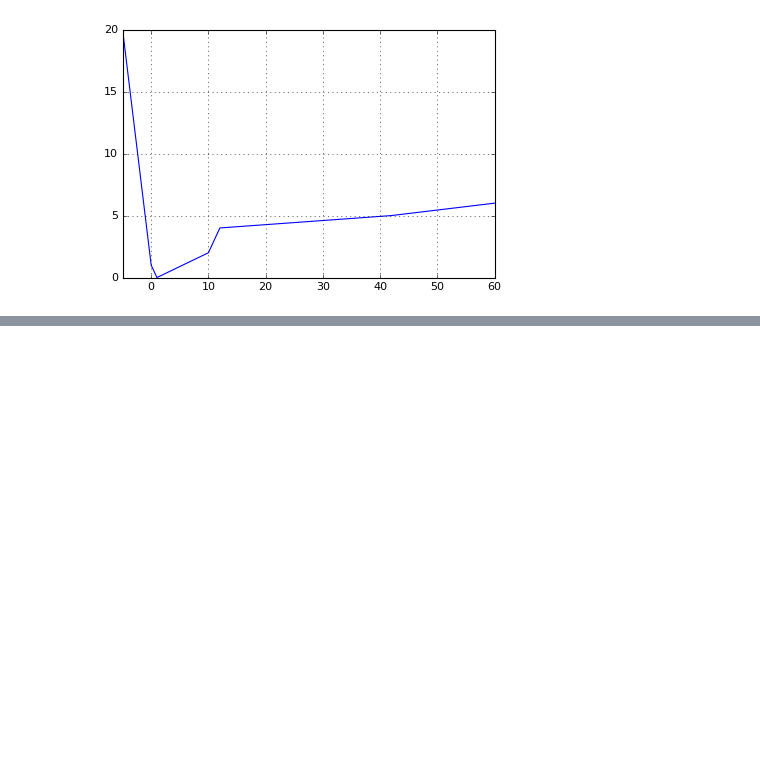
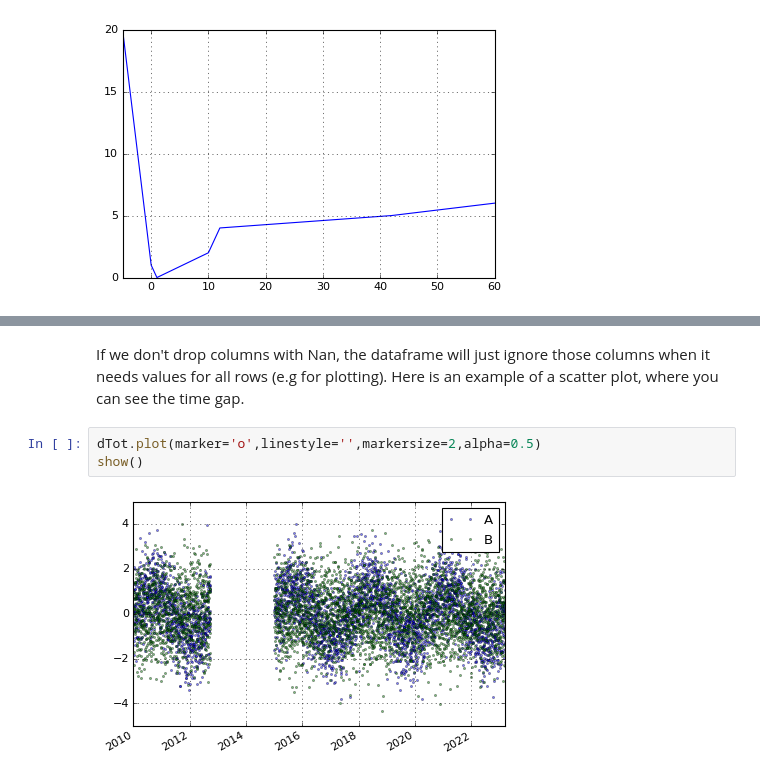
Before and after one commit to KIPAC/BootCamp, a Jupyter notebook: Python/Pandas.ipynb, the cells around one changed output, grey strips where cells are left out. Cells and saved outputs as stored; diff of their text form; blank space fills up the shorter version.

```diff
--- a/Python/Pandas.ipynb
+++ b/Python/Pandas.ipynb
@@ -152,0 +178,7 @@ show()
+# %% [markdown]
+If we don't drop columns with Nan, the dataframe will just ignore those columns when it needs values for all rows (e.g for plotting). Here is an example of a scatter plot, where you can see the time gap.
+# %%
+dTot.plot(marker='o',linestyle='',markersize=2,alpha=0.5)
+show()
+# %% [output]
+[figure, added]
```
Also changed, not shown: parts of 48 cells of this notebook.
